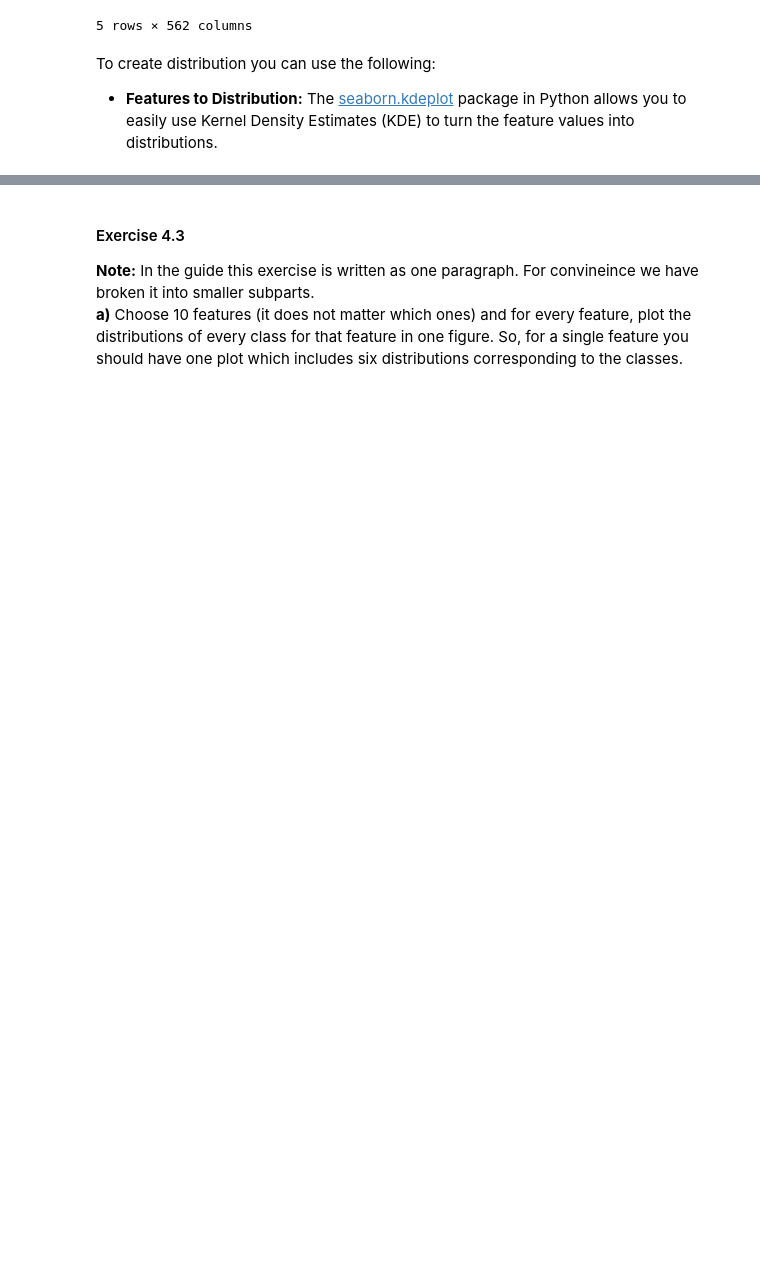
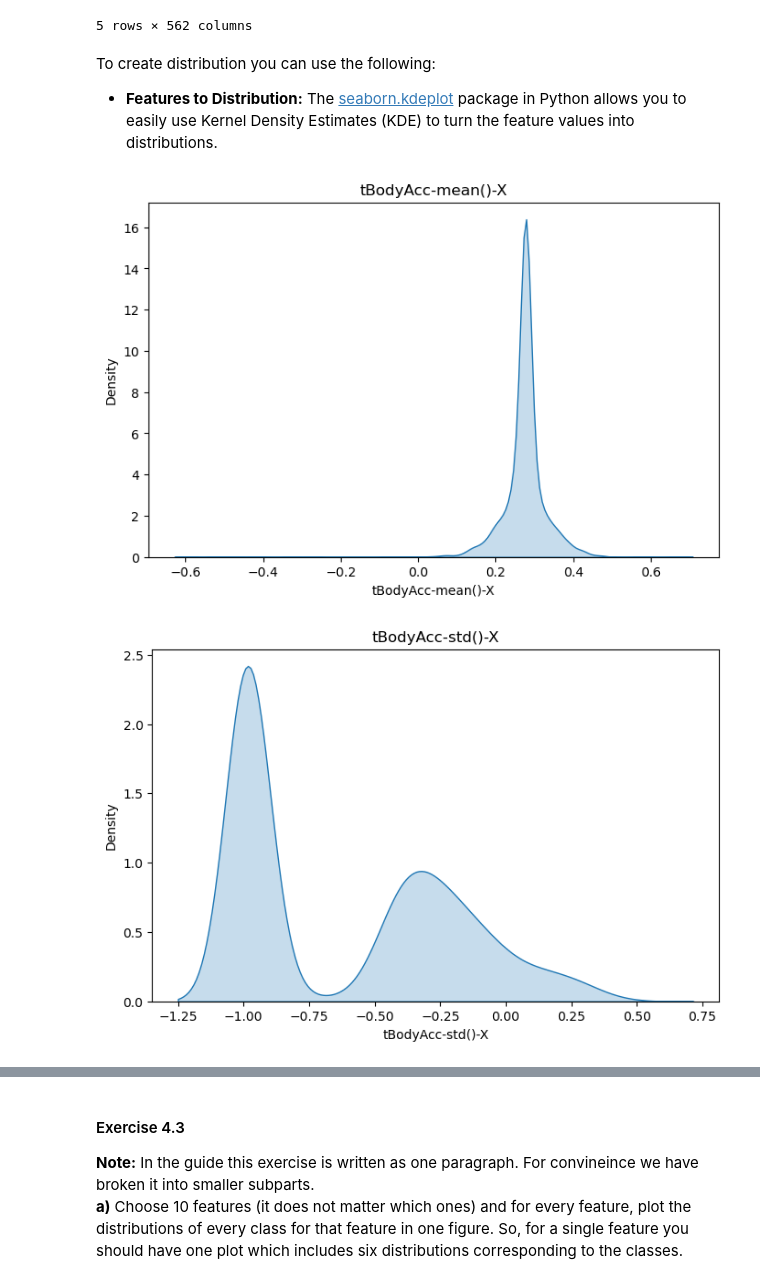
Before and after one commit to cankucukyilmaz/erasmus_data_science_course, a Jupyter notebook: time_series/DS2024_2025_TS_Assignment_Student_Version_1.ipynb, the cells around one changed output, grey strips where cells are left out. Cells and saved outputs as stored; diff of their text form; code cells hidden in the pictures; blank space fills up the shorter version.

```diff
--- a/time_series/DS2024_2025_TS_Assignment_Student_Version_1.ipynb
+++ b/time_series/DS2024_2025_TS_Assignment_Student_Version_1.ipynb
@@ -239,3 +255,18 @@ test_data.head()
 # %% [markdown]
 To create distribution you can use the following:
 + **Features to Distribution:** The [seaborn.kdeplot](https://seaborn.pydata.org/generated/seaborn.kdeplot.html) package in Python allows you to easily use Kernel Density Estimates (KDE) to turn the feature values into distributions.
+# %%
+features = [
+    'tBodyAcc-mean()-X',
+    'tBodyAcc-std()-X',
+    'tBodyGyro-mean()-X'
+]
+
+for feature in features:
+    plt.figure(figsize=(8,5))
+    sns.kdeplot(data=test_data, x=feature)
+    plt.title(feature)
+    plt.show()
+# %% [output]
+[figure, added]
+[figure, added]
```
Also changed, not shown: parts of 33 cells of this notebook.
